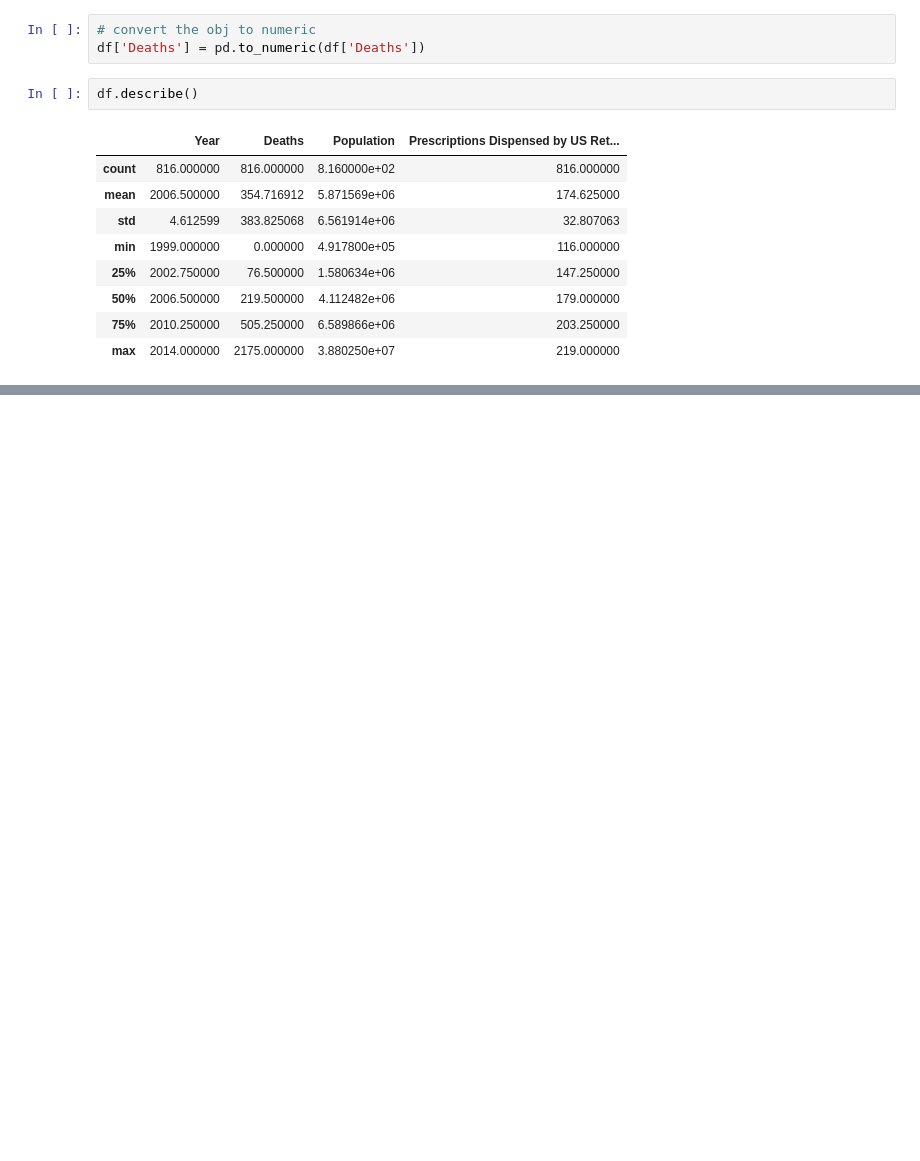
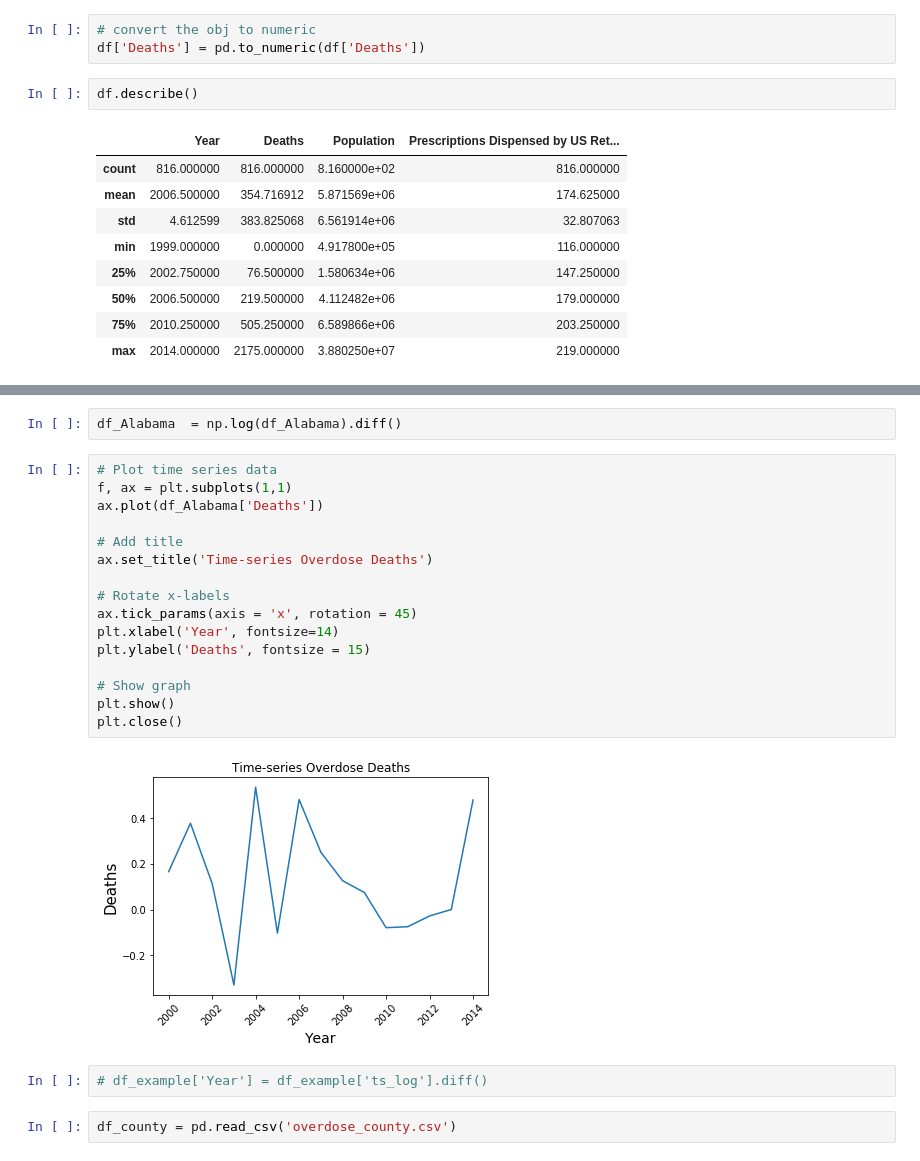
Before and after one commit to Cristinamulas/Final_Project, a Jupyter notebook: Time Series .ipynb, the cells around one changed output, grey strips where cells are left out. Cells and saved outputs as stored; diff of their text form; blank space fills up the shorter version.

```diff
--- a/Time Series .ipynb
+++ b/Time Series .ipynb
@@ -197,0 +206,24 @@ df_Alabama_try
+# %%
+df_Alabama  = np.log(df_Alabama).diff()
+# %%
+# Plot time series data
+f, ax = plt.subplots(1,1)
+ax.plot(df_Alabama['Deaths'])
+
+# Add title
+ax.set_title('Time-series Overdose Deaths')
+
+# Rotate x-labels
+ax.tick_params(axis = 'x', rotation = 45)
+plt.xlabel('Year', fontsize=14)
+plt.ylabel('Deaths', fontsize = 15)
+
+# Show graph
+plt.show()
+plt.close()
+# %% [output]
+[figure, added]
+# %%
+# df_example['Year'] = df_example['ts_log'].diff()
+# %%
+df_county = pd.read_csv('overdose_county.csv')
```
Also changed, not shown: parts of 17 cells of this notebook.
